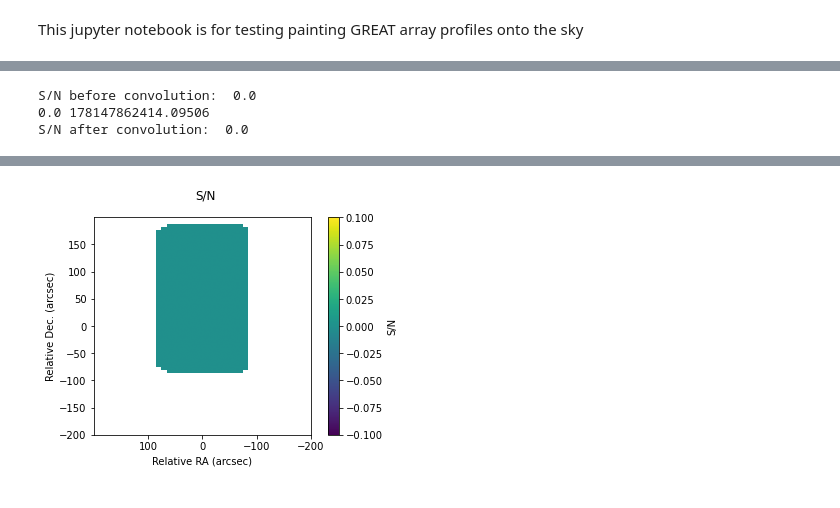
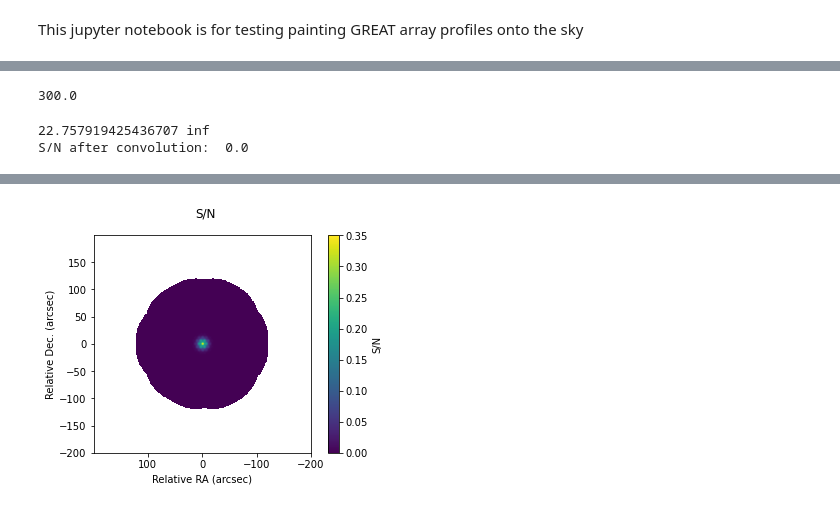
Before and after one commit to kfkaplan/the_greatest_sensitivity_mapper, a Jupyter notebook: test_sense_map.ipynb, the cells around one changed output, grey strips where cells are left out. Cells and saved outputs as stored; diff of their text form; code cells hidden in the pictures.

```diff
--- a/test_sense_map.ipynb
+++ b/test_sense_map.ipynb
@@ -128,14 +123,13 @@ S/N after convolution:  0.00859745399804621
+# %%
+print(np.max(sky_grid.exptime))
+# %% [output]
+300.0
 # %%
 #Simulate a honeycomb map observation for the point source
 
 #Clear sky object
 #sky_grid.clear()
-sky_grid = sens_map_lib.sky([-200,200], [-200,200], 0.2)
-
-
-#Test a single pointing being painted onto the sky
-lfa_array.honeycomb(sky_grid, x=0., y=0., array_angle=0.0, time=30.0, cycles=10.0)
-lfa_array.honeycomb(sky_grid, x=0., y=100, array_angle=0.0, time=30.0, cycles=10.0)
+sky_grid = sens_map_lib.sky([-200,200], [-200,200], 1.0)
 
 
 #Set parameters for 2D gaussian
@@ -148,6 +142,13 @@ stddev = fwhm / (2.0 * np.sqrt(np.log(2.0)))#Convert FWHM to stddev
 #Create 2D gaussian object and import it into the "the" signal omn the sky
 point_source_gaussian = models.Gaussian2D(amplitude=amplitude, x_mean=x, y_mean=y, x_stddev=stddev, y_stddev=stddev)
 sky_grid.input(point_source_gaussian)
+
+
+#Test a single pointing being painted onto the sky
+lfa_array.honeycomb(sky_grid, x=0., y=0., array_angle=0.0, time=30.0, cycles=10.0)
+#lfa_array.honeycomb(sky_grid, x=0., y=100, array_angle=0.0, time=30.0, cycles=10.0)
+
+
 
 #Simulate the observations
 sky_grid.simulate_observation(Tsys=2480.0)
@@ -164,7 +165,6 @@ sky_grid.plot('data')
 pyplot.figure()
 sky_grid.plot('s2n')
 # %% [output]
-S/N before convolution:  0.0
-0.0 178147862414.09506
+22.757919425436707 inf
 S/N after convolution:  0.0
 [figure]
@@ -174,4 +174,4 @@ S/N after convolution:  0.0
-[figure, old version]
+[figure, new version]
 # %%
 #Now we will test using a ring as our "science target"
 
```
Also changed, not shown: parts of 18 cells of this notebook, 1 other file.
